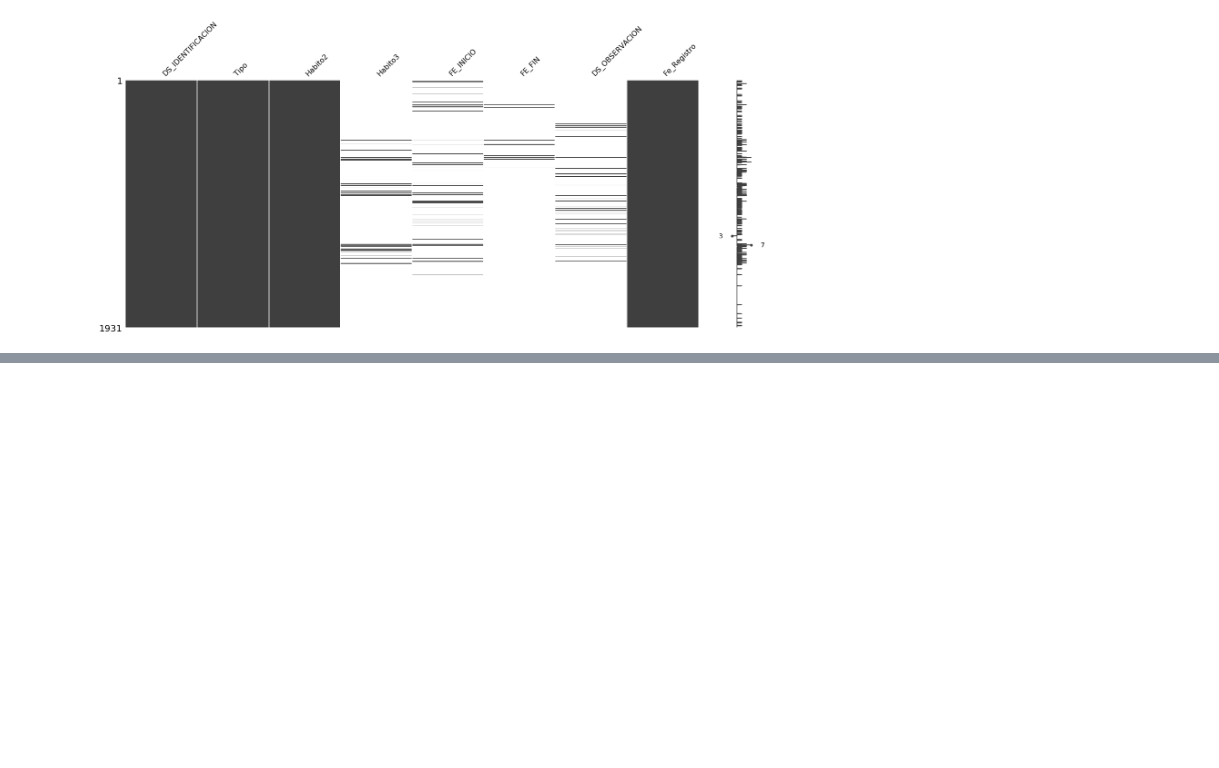
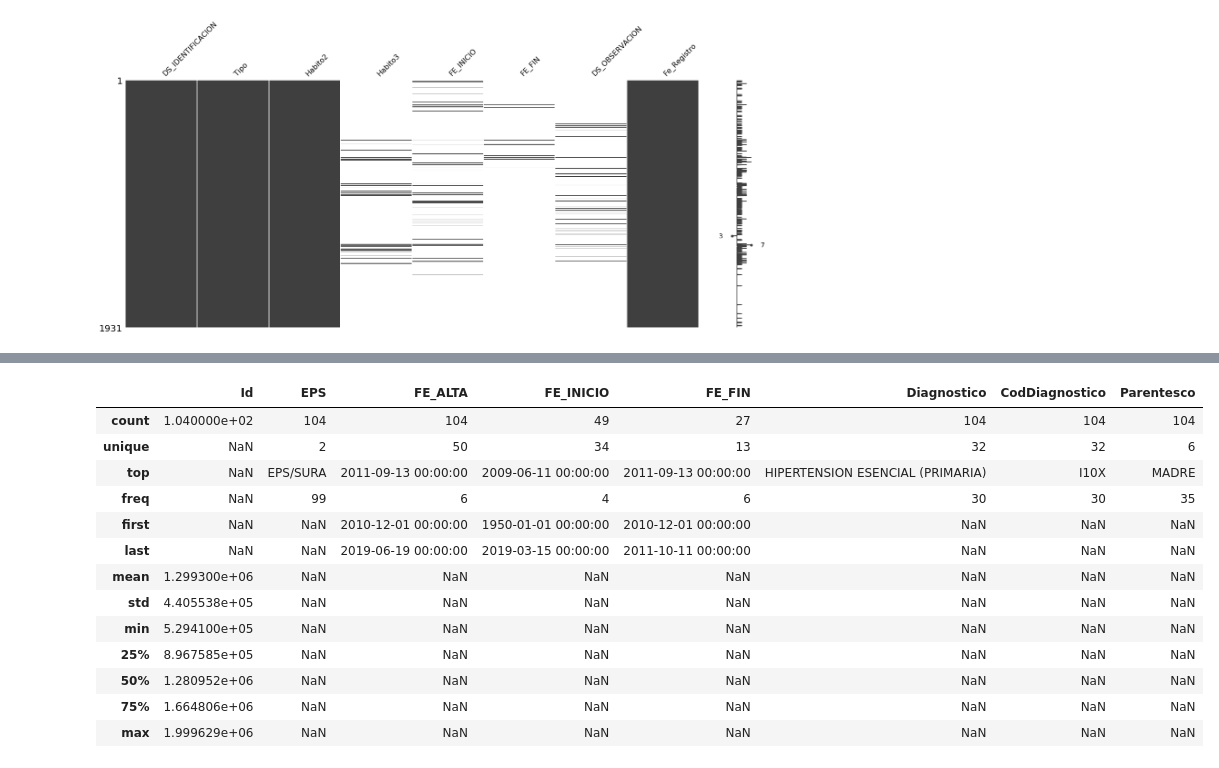
Before and after one commit to DS4A-T22/exploratory_data_analysis, a Jupyter notebook: EDA-01.ipynb, the cells around one changed output, grey strips where cells are left out. Cells and saved outputs as stored; diff of their text form; code cells hidden in the pictures; blank space fills up the shorter version.

```diff
--- a/EDA-01.ipynb
+++ b/EDA-01.ipynb
@@ -756,0 +784,17 @@ msno.matrix(habits)
+# %%
+familiar_records.describe(include='all')
+# %% [output]
+|  | Id | EPS | FE_ALTA | FE_INICIO | FE_FIN | Diagnostico | CodDiagnostico | Parentesco |
+| count | 1.040000e+02 | 104 | 104 | 49 | 27 | 104 | 104 | 104 |
+| unique | NaN | 2 | 50 | 34 | 13 | 32 | 32 | 6 |
+| top | NaN | EPS/SURA | 2011-09-13 00:00:00 | 2009-06-11 00:00:00 | 2011-09-13 00:00:00 | HIPERTENSION ESENCIAL (PRIMARIA) | I10X | MADRE |
+| freq | NaN | 99 | 6 | 4 | 6 | 30 | 30 | 35 |
+| first | NaN | NaN | 2010-12-01 00:00:00 | 1950-01-01 00:00:00 | 2010-12-01 00:00:00 | NaN | NaN | NaN |
+| last | NaN | NaN | 2019-06-19 00:00:00 | 2019-03-15 00:00:00 | 2011-10-11 00:00:00 | NaN | NaN | NaN |
+| mean | 1.299300e+06 | NaN | NaN | NaN | NaN | NaN | NaN | NaN |
+| std | 4.405538e+05 | NaN | NaN | NaN | NaN | NaN | NaN | NaN |
+| min | 5.294100e+05 | NaN | NaN | NaN | NaN | NaN | NaN | NaN |
+| 25% | 8.967585e+05 | NaN | NaN | NaN | NaN | NaN | NaN | NaN |
+| 50% | 1.280952e+06 | NaN | NaN | NaN | NaN | NaN | NaN | NaN |
+| 75% | 1.664806e+06 | NaN | NaN | NaN | NaN | NaN | NaN | NaN |
+| max | 1.999629e+06 | NaN | NaN | NaN | NaN | NaN | NaN | NaN |
```
Also changed, not shown: parts of 22 cells of this notebook.
